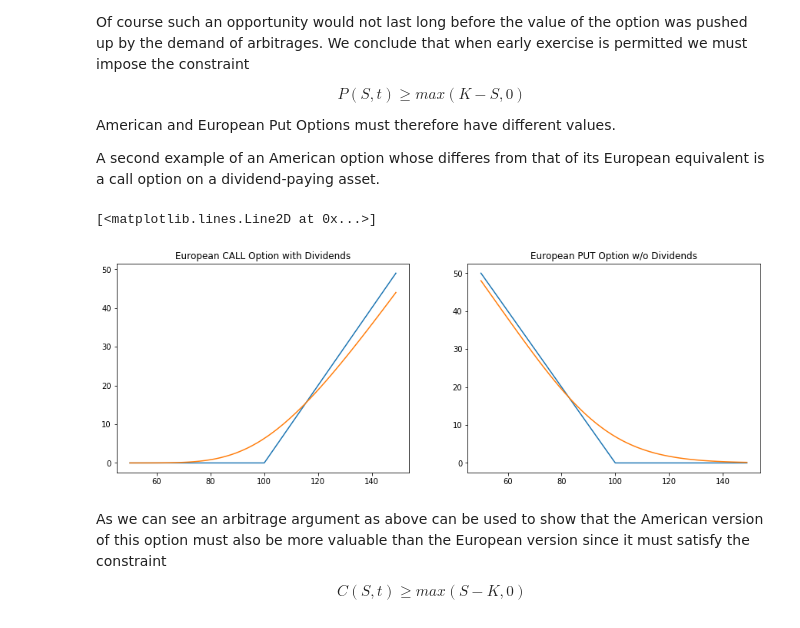
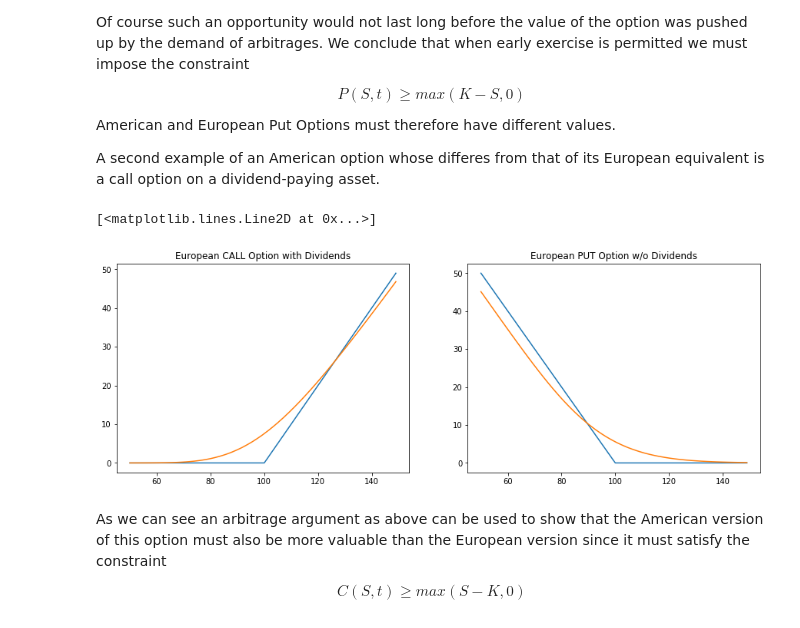
Before and after one commit to polyhedron-gdl/applied-computational-finance, a Jupyter notebook: lesson_1.ipynb, the cells around one changed output. Saved outputs shown, nothing was run; the diff lists cells and outputs as text; code cells hidden in the pictures.

```diff
--- a/lesson_1.ipynb
+++ b/lesson_1.ipynb
@@ -77,27 +77,27 @@ American and European Put Options must therefore have different values.
 A second example of an American option whose differes from that of its European equivalent is a call option on a dividend-paying asset.
 # %%
 delta  =   0.05  # dividend yield
-r      =   0.02
+r      =   0.05
 
 S      = np.arange(50, 150, 1.0)
 C      = BlackScholes('C', S, K, r, delta, sigma, T)
 P      = BlackScholes('P', S, K, r, 0.0, sigma, T)
 payC   = np.maximum(S-K,0)
 payP   = np.maximum(K-S,0)
 
 plt.figure(figsize=(15,5))
 plt.subplot(121)
 plt.title('European CALL Option with Dividends')
 plt.plot(S,payC)
 plt.plot(S,C)
 
 plt.subplot(122)
 plt.title('European PUT Option w/o Dividends')
 plt.plot(S,payP)
 plt.plot(S,P)
 # %% [output]
 [<matplotlib.lines.Line2D at 0x...>]
-[figure, old version]
+[figure, new version]
 # %% [markdown]
 As we can see an arbitrage argument as above can be used to show that the American version of this option must also be more valuable than the European version since it must satisfy the constraint
 
```
Also changed, not shown: parts of 4 cells of this notebook, 10 other files.
